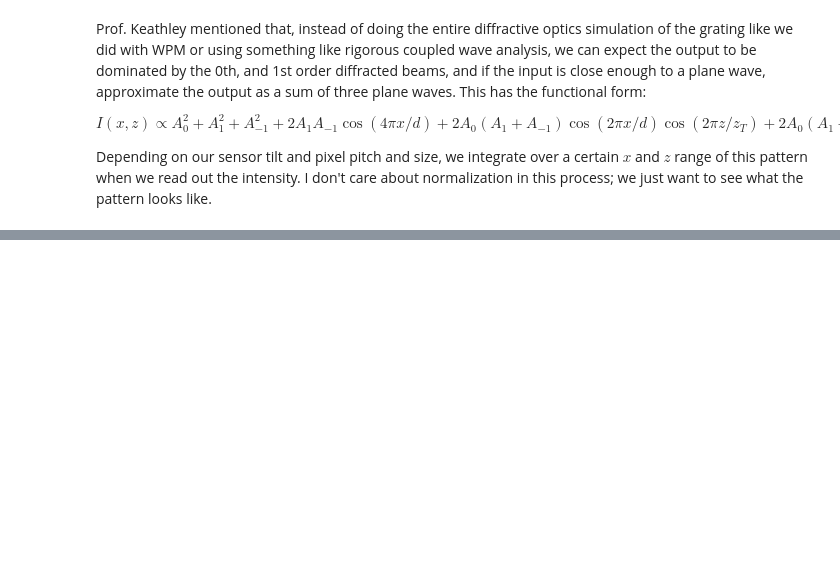
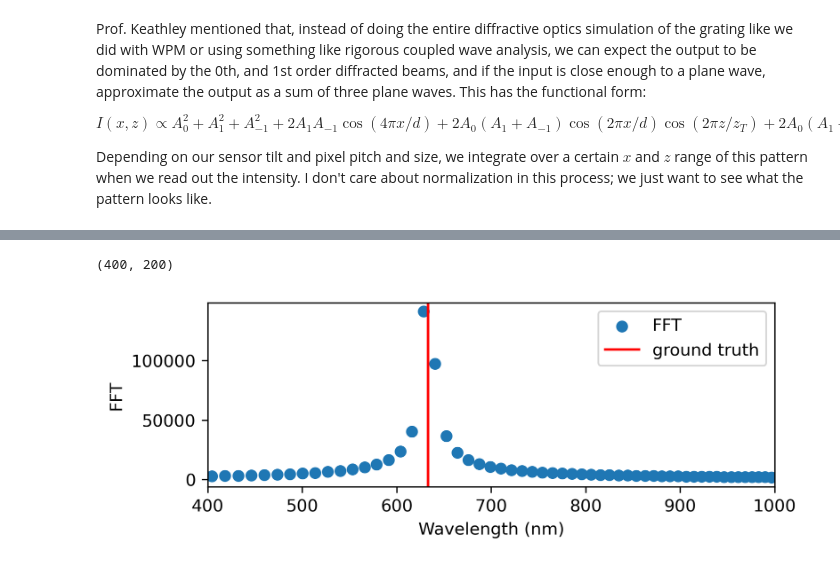
Before and after one commit to Certaingemstone/OpenQuantum, a Jupyter notebook: teaching/mit-spring-2024/experiment/talbot-wavemeter/3planewaves.ipynb, the cells around one changed output, grey strips where cells are left out. Drawn from its saved outputs; the diff is of its cells as text; code cells hidden in the pictures; blank space fills up the shorter version.

```diff
--- a/teaching/mit-spring-2024/experiment/talbot-wavemeter/3planewaves.ipynb
+++ b/teaching/mit-spring-2024/experiment/talbot-wavemeter/3planewaves.ipynb
@@ -130,0 +114,28 @@ plt.show()
+# %%
+# Compute the FFT per row
+FFT = np.zeros(sum_I.shape[0])
+print(sum_I.shape)
+for i in range(sum_I.shape[1]):
+    signal = sum_I[:, 1]
+    fft = np.fft.fft(signal)
+    FFT = FFT + fft
+
+sampling_period = samplelen * samples_per_pixel * np.sin(theta)
+frequencies = np.fft.fftfreq(FFT.shape[0], sampling_period) # spatial frequency in 1/microns of the Talbot pattern
+Talbot_lengths = 1 / frequencies
+
+# Convert spatial frequency into wavelength of incident light
+wavelengths = 2 * Talbot_lengths * gratinglen**2 / (Talbot_lengths**2 + gratinglen**2)
+
+result = np.abs(FFT)
+plt.figure(figsize=(6,2), dpi=300)
+plt.scatter(wavelengths * 1000, result, label='FFT')
+plt.xlim((400, 1000))
+plt.axvline(wavelen * 1000, color='red', label='ground truth')
+plt.xlabel("Wavelength (nm)")
+plt.ylabel("FFT")
+plt.legend()
+plt.show()
+# %% [output]
+(400, 200)
+[figure, added]
```
Also changed, not shown: parts of 20 cells of this notebook, 11 other files.
